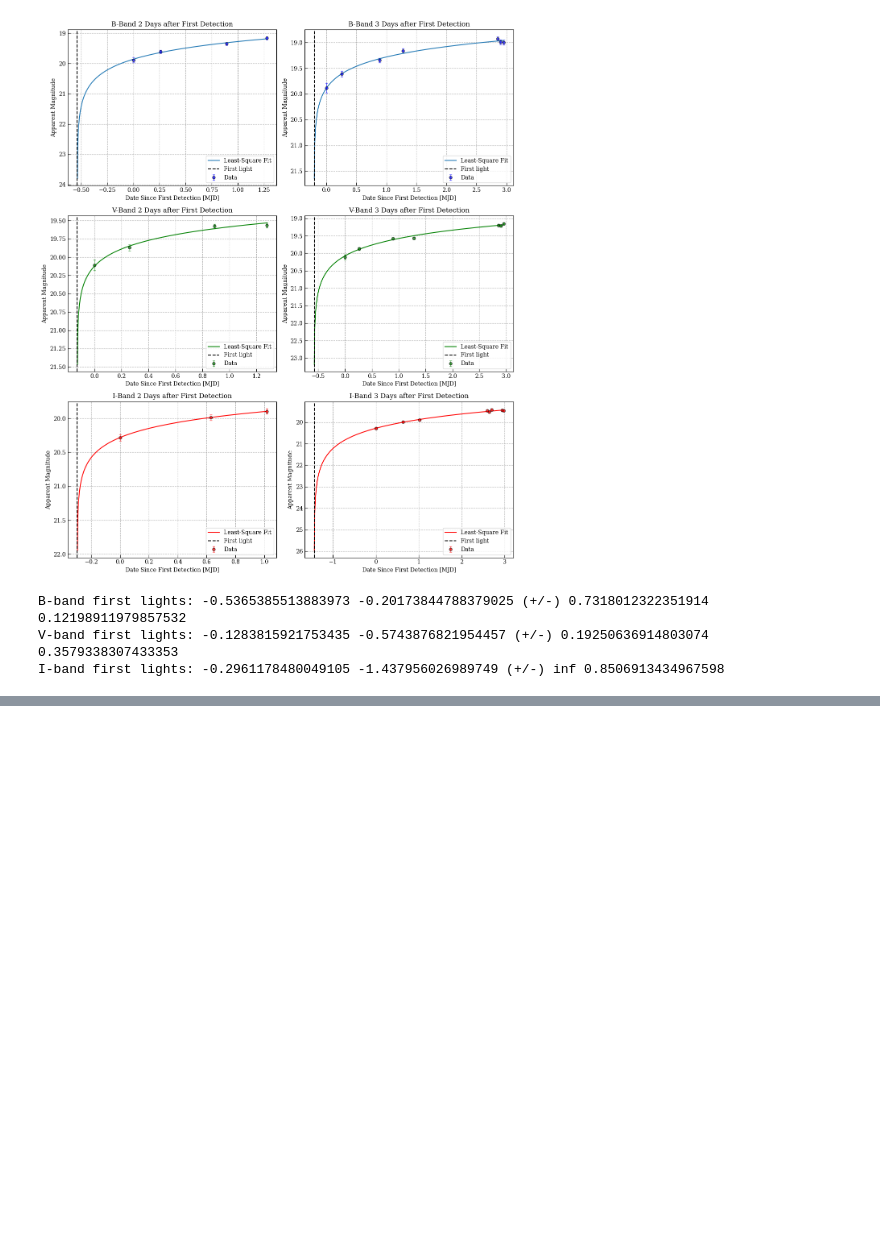
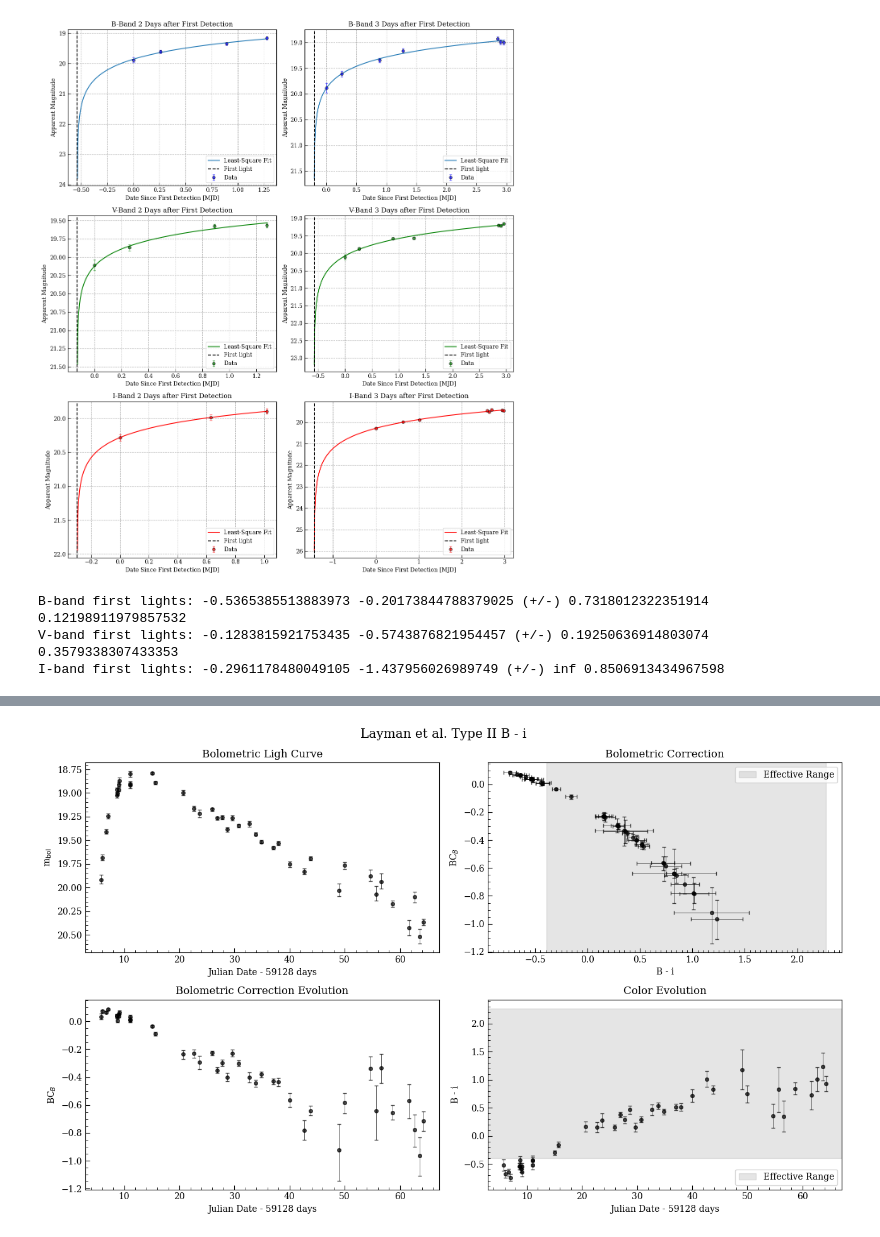
Before and after one commit to 159Patrick159/ZN-7090, a Jupyter notebook: Scripts/ZN-7090 Study.ipynb, the cells around one changed output, grey strips where cells are left out. Cells and saved outputs as stored; diff of their text form; code cells hidden in the pictures; blank space fills up the shorter version.

```diff
--- a/Scripts/ZN-7090 Study.ipynb
+++ b/Scripts/ZN-7090 Study.ipynb
@@ -1736,0 +1786,60 @@ I-band: 9.951999678016072 (+/-) 0.4624625160400735
+# %%
+# Compute i mag noting the transformation noting the tranformation comes with an uncertainty
+# I = i + 3.7
+i_mags = I_mags_C
+#i_mags_err = np.sqrt(new_I_err2**2 + 0.04**2)
+i_mags_err = np.sqrt(new_I_err2**2)
+# %%
+# Apply B-i correction for Type II SNe
+mbol,mbol_Uerr,mbol_Lerr,color,color_err,\
+correction,corr_Uerr,corr_Lerr,eff_dates = Layman2(B_mags_R,i_mags,B_mags_err_R,i_mags_err,\
+                                        Layman_df.loc[9]['Range'],Layman_df.loc[9]['C0'],\
+                                        Layman_df.loc[9]['C1'],Layman_df.loc[9]['C2'],\
+                                        Layman_df.loc[9]['RMS'],B_dates_R)
+# %%
+# Set up asymetric errorbars for correction and mag
+corr_aerr = np.array([corr_Lerr,corr_Uerr])
+ambol_err = [mbol_Lerr,mbol_Uerr]
+
+# Now we can look at distinct plots for this correction
+fig, ((a0,a1),(a2,a3)) = plt.subplots(figsize=(gr*8,8),
+                                nrows=2,ncols=2)
+fig.suptitle("Layman et al. Type II B - i", fontsize='x-large')
+a0.set_title("Bolometric Ligh Curve")
+a0.errorbar(eff_dates,mbol,yerr=ambol_err,fmt="ko",ecolor='k',capsize=2,elinewidth=0.6,alpha=0.7,ms=4)
+a0.invert_yaxis()
+a0.set_xlabel(f"Julian Date - {int(dates[0])} days")
+a0.set_ylabel(r"m$_{\mathrm{bol}}$")
+a0.tick_params(axis='both', labelsize=10)
+a0.yaxis.set_minor_locator(MultipleLocator(.05))
+a0.xaxis.set_minor_locator(MultipleLocator(2))
+
+a1.errorbar(color,correction,xerr=color_err,yerr=corr_aerr,fmt="ko",ecolor='k',capsize=2,elinewidth=0.6,alpha=0.7,ms=4)
+a1.axvspan(Layman_df.loc[9]['Range'][0], Layman_df.loc[9]['Range'][1], alpha=0.2, color='gray',label="Effective Range")
+a1.set_xlabel("B - i")
+a1.set_ylabel(r"BC$_B$")
+a1.set_title("Bolometric Correction")
+a1.legend()
+a1.yaxis.set_minor_locator(MultipleLocator(.05))
+a1.xaxis.set_minor_locator(MultipleLocator(0.05))
+
+a2.errorbar(B_dates_R,correction,yerr=corr_aerr,fmt="ko",ecolor='k',capsize=2,elinewidth=0.6,alpha=0.7,ms=4)
+a2.set_xlabel(f"Julian Date - {int(dates[0])} days")
+a2.set_ylabel(r"BC$_B$")
+a2.set_title("Bolometric Correction Evolution")
+a2.yaxis.set_minor_locator(MultipleLocator(.05))
+a2.xaxis.set_minor_locator(MultipleLocator(2))
+
+a3.errorbar(B_dates_R,color,yerr=color_err,fmt="ko",ecolor='k',capsize=2,elinewidth=0.6,alpha=0.7,ms=4)
+a3.axhspan(Layman_df.loc[9]['Range'][0], Layman_df.loc[9]['Range'][1] , alpha=0.2, color='gray',label="Effective Range")
+a3.set_xlabel(f"Julian Date - {int(dates[0])} days")
+a3.set_ylabel("B - i")
+a3.set_title("Color Evolution")
+a3.legend()
+a3.yaxis.set_minor_locator(MultipleLocator(.1))
+a3.xaxis.set_minor_locator(MultipleLocator(2))
+
+plt.tight_layout()
+plt.show()
+# %% [output]
+[figure, added]
```
Also changed, not shown: parts of 31 cells of this notebook.
